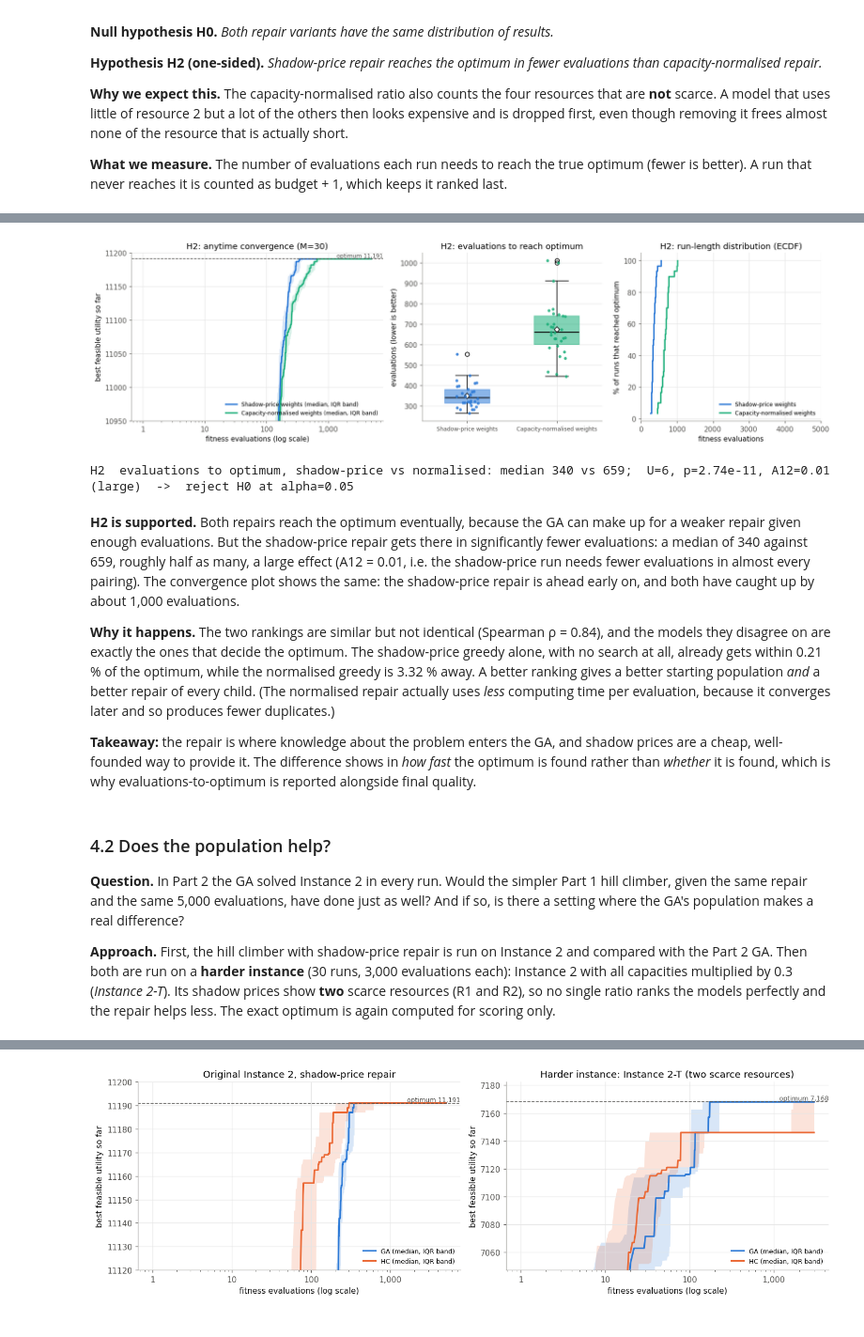
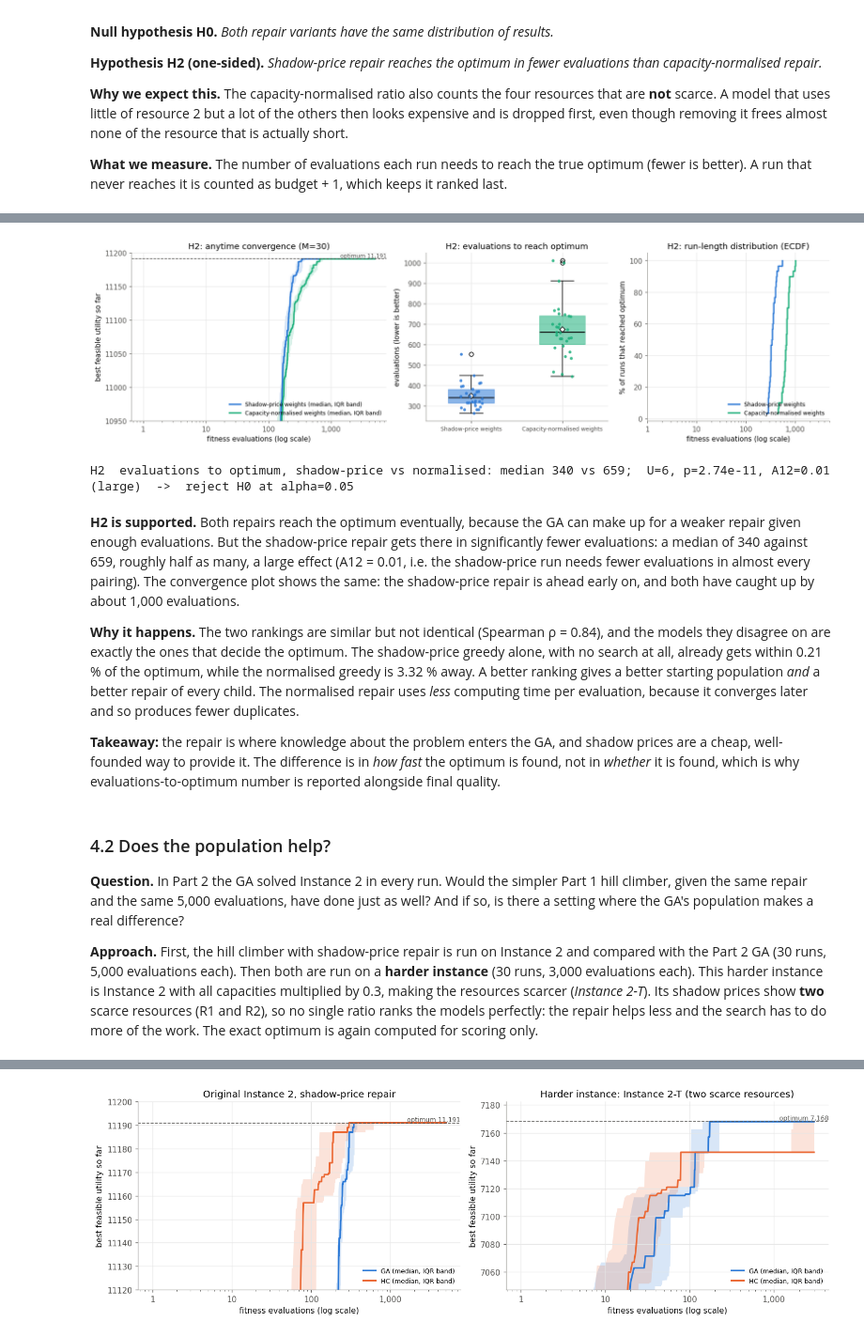
Before and after one commit to BarnabasSzalay232430/Artificial-Intelligence, a Jupyter notebook: Metaheuristics_Workload_Allocation.ipynb, the cells around one changed output, grey strips where cells are left out. Shown at 94% size. Drawn from its saved outputs; the diff is of its cells as text; code cells hidden in the pictures.

```diff
--- a/Metaheuristics_Workload_Allocation.ipynb
+++ b/Metaheuristics_Workload_Allocation.ipynb
@@ -905,37 +905,38 @@ Pure greedy (ADD from empty), no search: shadow-price = 11,167 (gap 0.21 %), nor
 # %%
 # Convergence (left), evaluations to optimum (middle), share of runs that reached the optimum over time (right)
 fig, axes = plt.subplots(1, 3, figsize=(15, 4.3), gridspec_kw={"width_ratios": [1.4, 1, 1]})
 plot_convergence(axes[0], {"Shadow-price weights": A_rep_tr, "Capacity-normalised weights": B_nai_tr},
                  [C["blue"], C["aqua"]], I2.optimum, "H2: anytime convergence (M=30)", ylim=(10_950, 11_200))
 rl = {"Shadow-price weights": A_rep.evals_to_opt.fillna(P3_BUDGET + 1).values,
       "Capacity-normalised weights": B_nai.evals_to_opt.fillna(P3_BUDGET + 1).values}
 plot_box(axes[1], rl, [C["blue"], C["aqua"]], "H2: evaluations to reach optimum", ylabel="evaluations (lower is better)")
 for (k, v), col in zip(rl.items(), [C["blue"], C["aqua"]]):      # cumulative % of runs that have found the optimum
     s = np.sort(v); axes[2].step(s, np.arange(1, s.size + 1) / s.size * 100, where="post", color=col, label=k)
-axes[2].set(xlabel="fitness evaluations", ylabel="% of runs that reached optimum",
-            title="H2: run-length distribution (ECDF)", xlim=(0, P3_BUDGET)); axes[2].legend(fontsize=8, loc="lower right")
+axes[2].set(xscale="log", xlabel="fitness evaluations (log scale)", ylabel="% of runs that reached optimum",
+            title="H2: run-length distribution (ECDF)", xlim=(1, P3_BUDGET)); axes[2].legend(fontsize=8, loc="lower right")
+plain_log_axis(axes[2])                                          # same log scale and labels as the convergence plot
 plt.tight_layout(); plt.show()
 
 # Test H2: fewer evaluations to reach the optimum is better, so the one-sided alternative is "less"
 # (A12 below 0.5 here means the shadow-price repair tends to need fewer evaluations)
 rB = compare(rl["Shadow-price weights"], rl["Capacity-normalised weights"], "less")
 print(f"H2  evaluations to optimum, shadow-price vs normalised: median {rB['median A']:.0f} vs {rB['median B']:.0f};  "
       f"U={rB['U']:.0f}, p={rB['p']:.2e}, A12={rB['A12']:.2f} ({rB['effect']})  ->  "
       f"{'reject H0' if rB['p'] < 0.05 else 'cannot reject H0'} at alpha=0.05")
 # %% [output]
-[figure, old version]
+[figure, new version]
 H2  evaluations to optimum, shadow-price vs normalised: median 340 vs 659;  U=6, p=2.74e-11, A12=0.01 (large)  ->  reject H0 at alpha=0.05
 # %% [markdown]
 **H2 is supported.** Both repairs reach the optimum eventually, because the GA can make up for a weaker repair given enough evaluations. But the shadow-price repair gets there in significantly fewer evaluations: a median of 340 against 659, roughly half as many, a large effect (A12 = 0.01, i.e. the shadow-price run needs fewer evaluations in almost every pairing). The convergence plot shows the same: the shadow-price repair is ahead early on, and both have caught up by about 1,000 evaluations.
 
-**Why it happens.** The two rankings are similar but not identical (Spearman ρ = 0.84), and the models they disagree on are exactly the ones that decide the optimum. The shadow-price greedy alone, with no search at all, already gets within 0.21 % of the optimum, while the normalised greedy is 3.32 % away. A better ranking gives a better starting population *and* a better repair of every child. (The normalised repair actually uses *less* computing time per evaluation, because it converges later and so produces fewer duplicates.)
+**Why it happens.** The two rankings are similar but not identical (Spearman ρ = 0.84), and the models they disagree on are exactly the ones that decide the optimum. The shadow-price greedy alone, with no search at all, already gets within 0.21 % of the optimum, while the normalised greedy is 3.32 % away. A better ranking gives a better starting population *and* a better repair of every child. The normalised repair uses *less* computing time per evaluation, because it converges later and so produces fewer duplicates.
 
-**Takeaway:** the repair is where knowledge about the problem enters the GA, and shadow prices are a cheap, well-founded way to provide it. The difference shows in *how fast* the optimum is found rather than *whether* it is found, which is why evaluations-to-optimum is reported alongside final quality.
+**Takeaway:** the repair is where knowledge about the problem enters the GA, and shadow prices are a cheap, well-founded way to provide it. The difference is in *how fast* the optimum is found, not in *whether* it is found, which is why evaluations-to-optimum number is reported alongside final quality.
 # %% [markdown]
 ### 4.2 Does the population help?
 **Question.** In Part 2 the GA solved Instance 2 in every run. Would the simpler Part 1 hill climber, given the same repair and the same 5,000 evaluations, have done just as well? And if so, is there a setting where the GA's population makes a real difference?
 
-**Approach.** First, the hill climber with shadow-price repair is run on Instance 2 and compared with the Part 2 GA. Then both are run on a **harder instance** (30 runs, 3,000 evaluations each): Instance 2 with all capacities multiplied by 0.3 (*Instance 2-T*). Its shadow prices show **two** scarce resources (R1 and R2), so no single ratio ranks the models perfectly and the repair helps less. The exact optimum is again computed for scoring only.
+**Approach.** First, the hill climber with shadow-price repair is run on Instance 2 and compared with the Part 2 GA (30 runs, 5,000 evaluations each). Then both are run on a **harder instance** (30 runs, 3,000 evaluations each). This harder instance is Instance 2 with all capacities multiplied by 0.3, making the resources scarcer (*Instance 2-T*). Its shadow prices show **two** scarce resources (R1 and R2), so no single ratio ranks the models perfectly: the repair helps less and the search has to do more of the work. The exact optimum is again computed for scoring only.
 # %%
 # Step 1: hill climber vs GA on the original Instance 2 (the GA runs are reused from Part 2)
 p2_hc, p2_hc_tr, _ = run_many(hill_climber, I2, dual_repair, P2_BUDGET, label="Hill climber + shadow-price repair")
```
Also changed, not shown: parts of 5 cells of this notebook, 2 other files.
